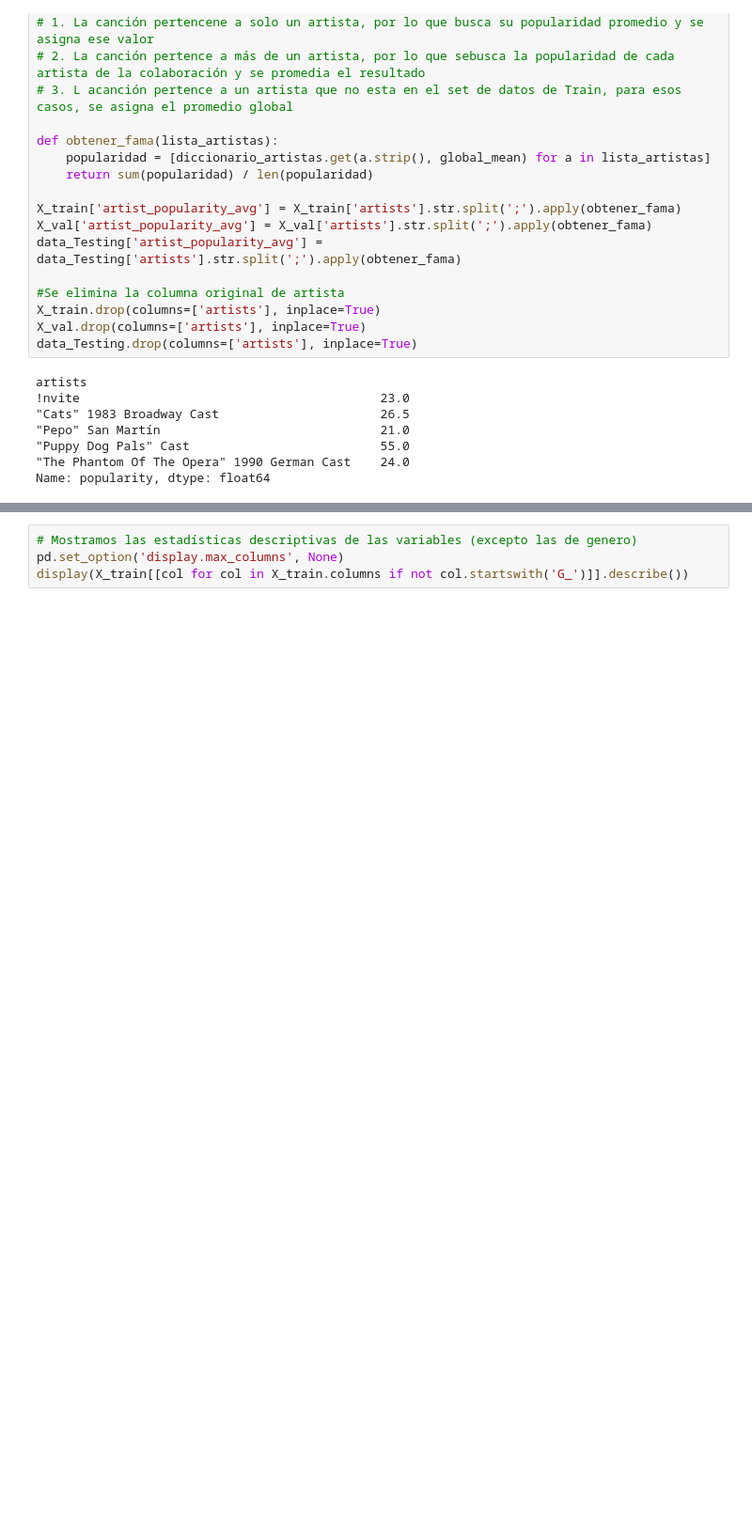
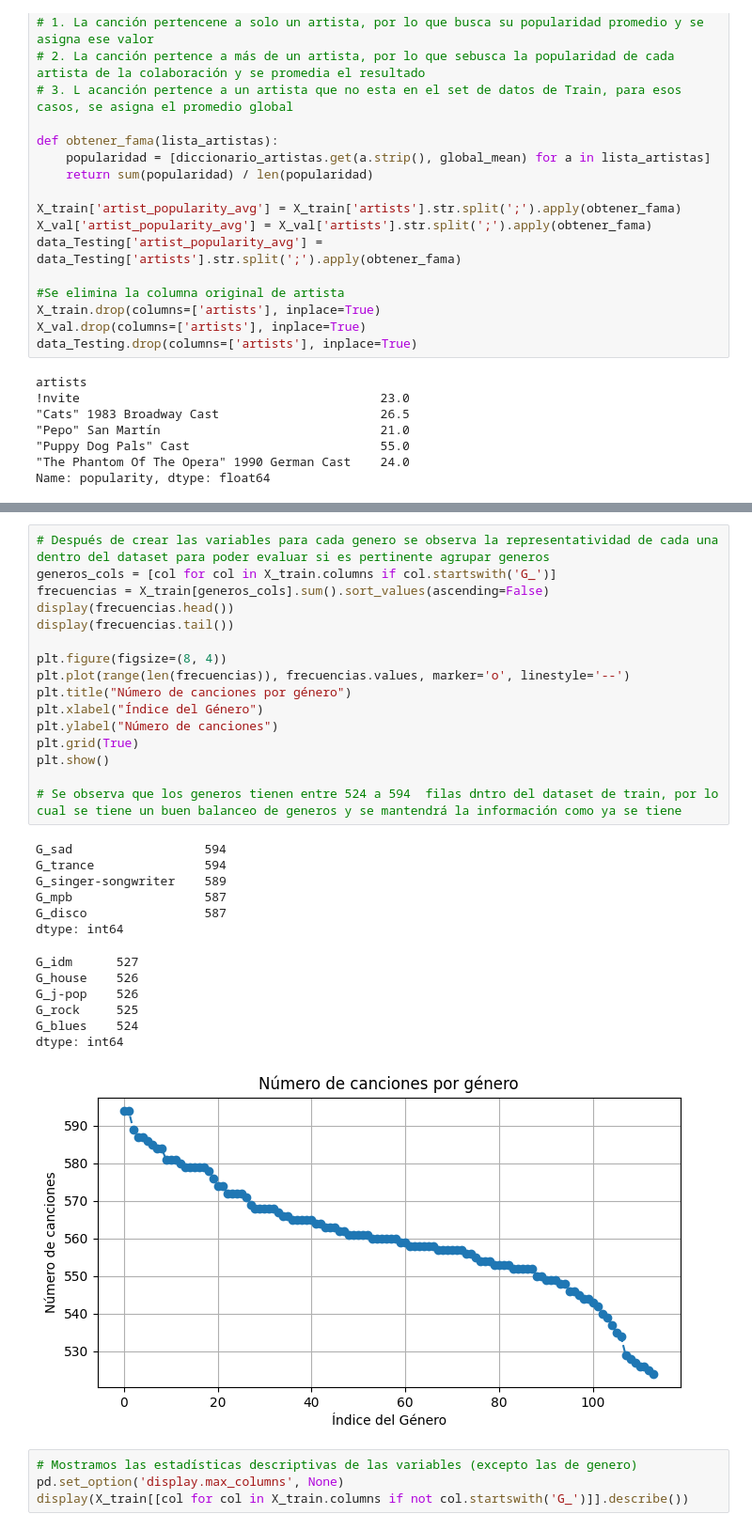
Before and after one commit to JohanManjarresMIAD/JohanManjarresMIAD-JohanManjarresMIAD-MIAD_ML_NLP_2026-Grupo_26, a Jupyter notebook: Semana 3/S3P1_proyecto1.ipynb, the cells around one changed output, grey strips where cells are left out. Shown at 94% size. Drawn from its saved outputs; the diff is of its cells as text; blank space fills up the shorter version.

```diff
--- a/Semana 3/S3P1_proyecto1.ipynb
+++ b/Semana 3/S3P1_proyecto1.ipynb
@@ -214,3 +182,33 @@ display(data_Testing.head())
+# %%
+# Después de crear las variables para cada genero se observa la representatividad de cada una dentro del dataset para poder evaluar si es pertinente agrupar generos
+generos_cols = [col for col in X_train.columns if col.startswith('G_')]
+frecuencias = X_train[generos_cols].sum().sort_values(ascending=False)
+display(frecuencias.head())
+display(frecuencias.tail())
+
+plt.figure(figsize=(8, 4))
+plt.plot(range(len(frecuencias)), frecuencias.values, marker='o', linestyle='--')
+plt.title("Número de canciones por género")
+plt.xlabel("Índice del Género")
+plt.ylabel("Número de canciones")
+plt.grid(True)
+plt.show()
+
+# Se observa que los generos tienen entre 524 a 594  filas dntro del dataset de train, por lo cual se tiene un buen balanceo de generos y se mantendrá la información como ya se tiene
+# %% [output]
+G_sad                  594
+G_trance               594
+G_singer-songwriter    589
+G_mpb                  587
+G_disco                587
+dtype: int64
+G_idm      527
+G_house    526
+G_j-pop    526
+G_rock     525
+G_blues    524
+dtype: int64
+[figure, added]
 # %%
 # Mostramos las estadísticas descriptivas de las variables (excepto las de genero)
 pd.set_option('display.max_columns', None)
```
Also changed, not shown: parts of 18 cells of this notebook, 1 other file.
